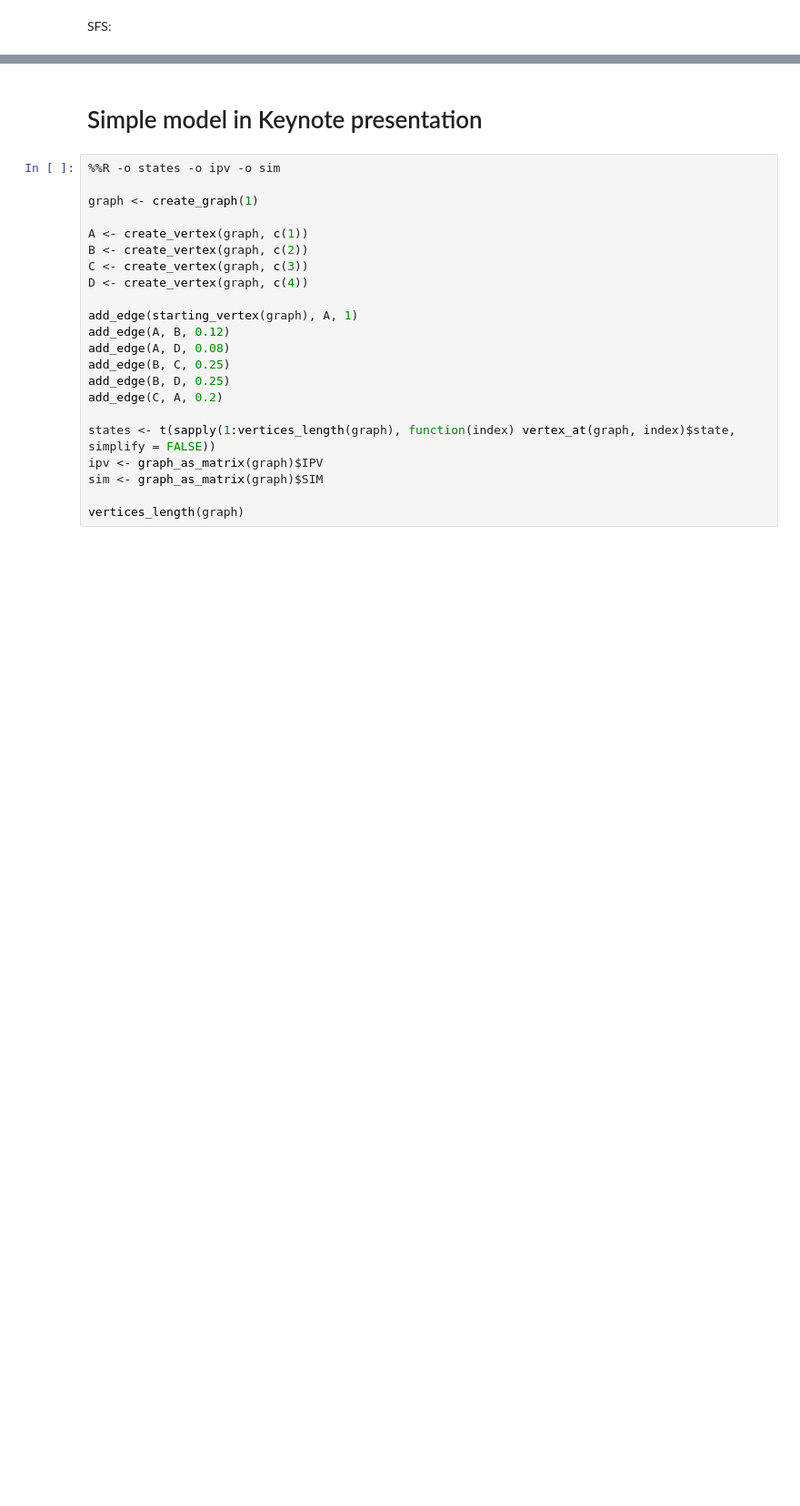
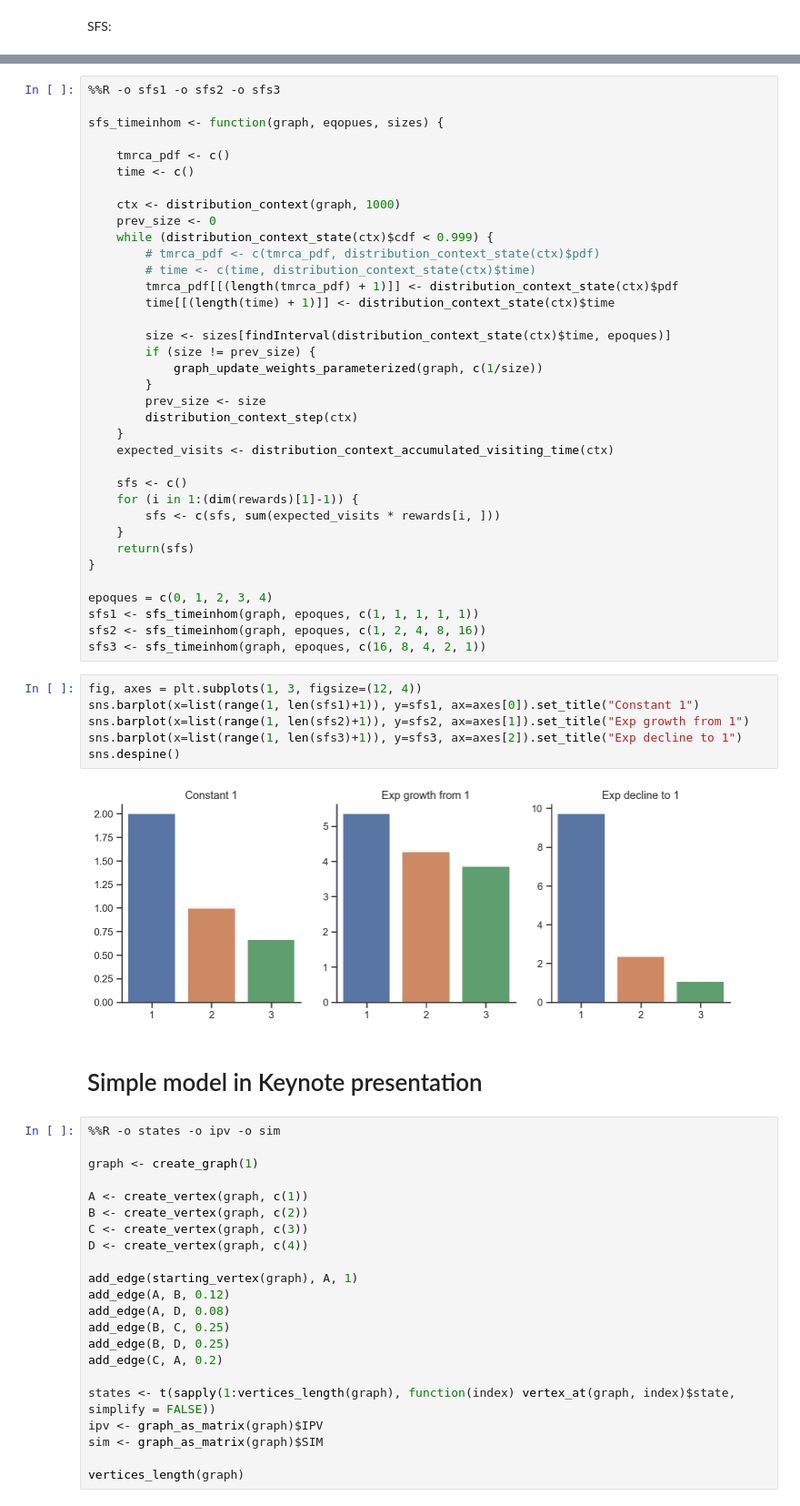
Before and after one commit to munch-group/phase-type-distributions, a Jupyter notebook: Notebooks/showcase.ipynb, the cells around one changed output, grey strips where cells are left out. Shown at 91% size. Saved outputs shown, nothing was run; the diff lists cells and outputs as text; blank space fills up the shorter version.

```diff
--- a/Notebooks/showcase.ipynb
+++ b/Notebooks/showcase.ipynb
@@ -197,3 +426,47 @@ covariance(graph, singletons, tripletons)
+# %%
+%%R -o sfs1 -o sfs2 -o sfs3
+
+sfs_timeinhom <- function(graph, eqopues, sizes) {
+
+    tmrca_pdf <- c()
+    time <- c()
+
+    ctx <- distribution_context(graph, 1000)
+    prev_size <- 0
+    while (distribution_context_state(ctx)$cdf < 0.999) {
+        # tmrca_pdf <- c(tmrca_pdf, distribution_context_state(ctx)$pdf)
+        # time <- c(time, distribution_context_state(ctx)$time)
+        tmrca_pdf[[(length(tmrca_pdf) + 1)]] <- distribution_context_state(ctx)$pdf
+        time[[(length(time) + 1)]] <- distribution_context_state(ctx)$time
+
+        size <- sizes[findInterval(distribution_context_state(ctx)$time, epoques)]
+        if (size != prev_size) {
+            graph_update_weights_parameterized(graph, c(1/size))
+        }
+        prev_size <- size
+        distribution_context_step(ctx)
+    }
+    expected_visits <- distribution_context_accumulated_visiting_time(ctx)
+
+    sfs <- c()
+    for (i in 1:(dim(rewards)[1]-1)) {
+        sfs <- c(sfs, sum(expected_visits * rewards[i, ]))
+    }
+    return(sfs)
+}
+
+epoques = c(0, 1, 2, 3, 4)
+sfs1 <- sfs_timeinhom(graph, epoques, c(1, 1, 1, 1, 1))
+sfs2 <- sfs_timeinhom(graph, epoques, c(1, 2, 4, 8, 16))
+sfs3 <- sfs_timeinhom(graph, epoques, c(16, 8, 4, 2, 1))
+# %%
+fig, axes = plt.subplots(1, 3, figsize=(12, 4))
+sns.barplot(x=list(range(1, len(sfs1)+1)), y=sfs1, ax=axes[0]).set_title("Constant 1")
+sns.barplot(x=list(range(1, len(sfs2)+1)), y=sfs2, ax=axes[1]).set_title("Exp growth from 1")
+sns.barplot(x=list(range(1, len(sfs3)+1)), y=sfs3, ax=axes[2]).set_title("Exp decline to 1")
+sns.despine()
+# %% [output]
+[figure, added]
 # %% [markdown]
 # Simple model in Keynote presentation
 # %%
```
Also changed, not shown: parts of 123 cells of this notebook.
